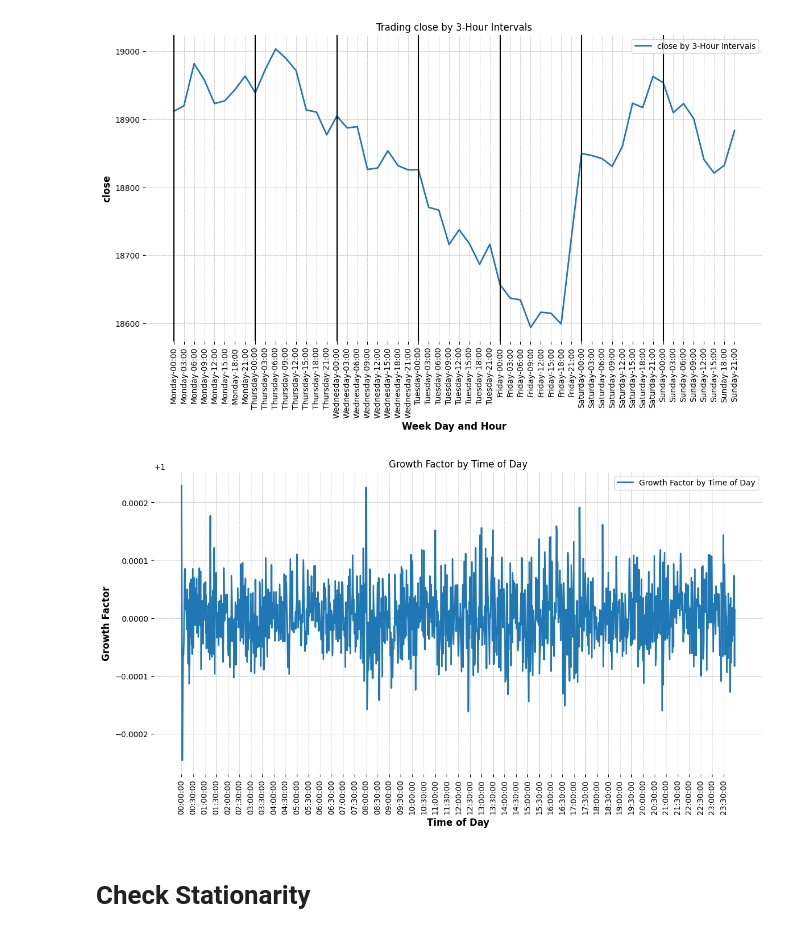
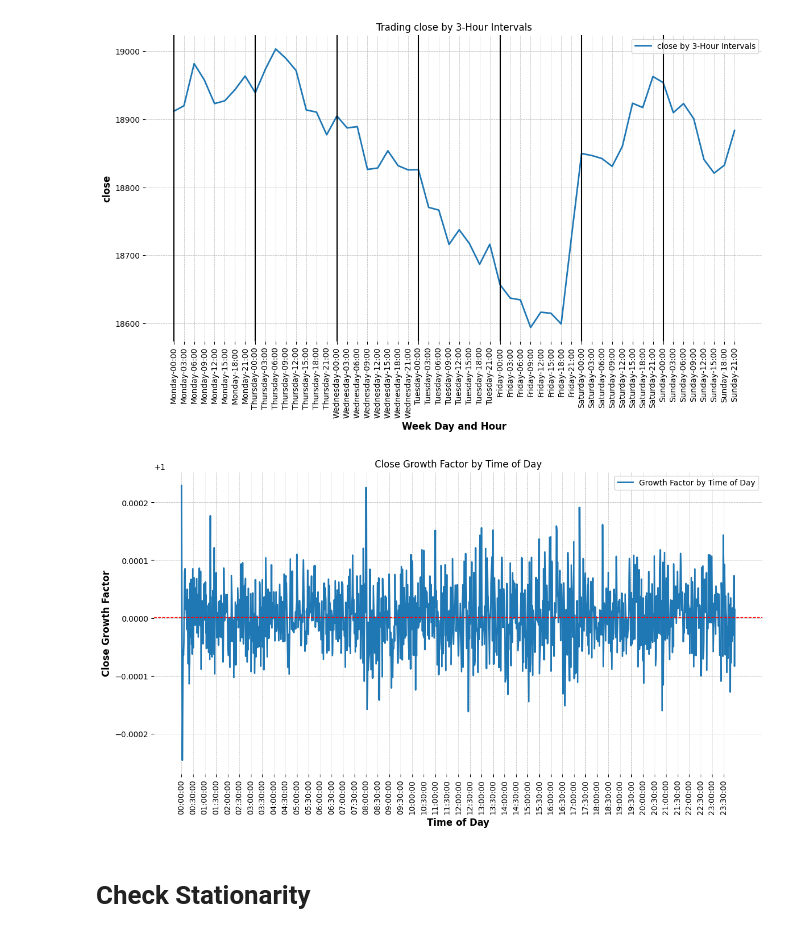
Before and after one commit to pedro-loures/Directional-Forecasting-in-Cryptocurrencies, a Jupyter notebook: data_characterization.ipynb, the cells around one changed output. Saved outputs shown, nothing was run; the diff lists cells and outputs as text; code cells hidden in the pictures.

```diff
--- a/data_characterization.ipynb
+++ b/data_characterization.ipynb
@@ -468,21 +469,22 @@ plt.show()
 # %%
 # Calculate the growth factor of the close value by minute
 growth_factor_by_minute = ohlcv_df['close'].pct_change() + 1
 
 # Aggregate the growth factor by minute per time of day
 growth_factor_by_time_of_day = growth_factor_by_minute.groupby(ohlcv_df['time_of_day'].astype(str)).mean()
 
 plt.figure(figsize=(14, 7))
 plt.plot(growth_factor_by_time_of_day.index, growth_factor_by_time_of_day.values, label='Growth Factor by Time of Day')
+plt.axhline(y=growth_factor_by_time_of_day.mean(), color='r', linestyle='--', linewidth=1)
 plt.xlabel('Time of Day')
-plt.ylabel('Growth Factor')
-plt.title('Growth Factor by Time of Day')
+plt.ylabel('Close Growth Factor')
+plt.title('Close Growth Factor by Time of Day')
 plt.xticks(rotation=90)
 plt.xticks(ticks=range(0, len(growth_factor_by_time_of_day), 30), labels=growth_factor_by_time_of_day.index[::30], rotation=90)
 plt.legend()
 plt.show()
 # %% [output]
-[figure, old version]
+[figure, new version]
 # %% [markdown]
 # Check Stationarity
 # %% [markdown]
```
Also changed, not shown: parts of 3 cells of this notebook, 7 other files.
